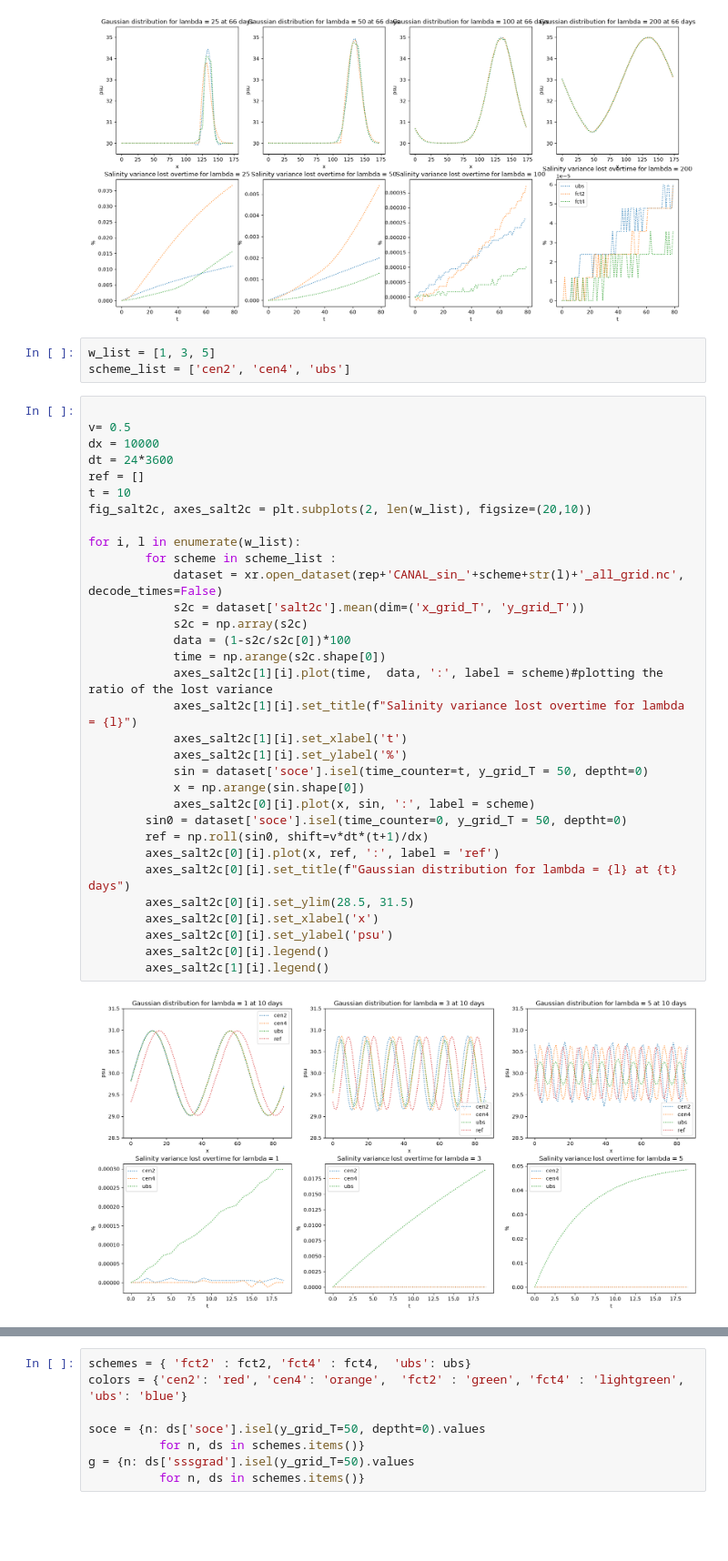
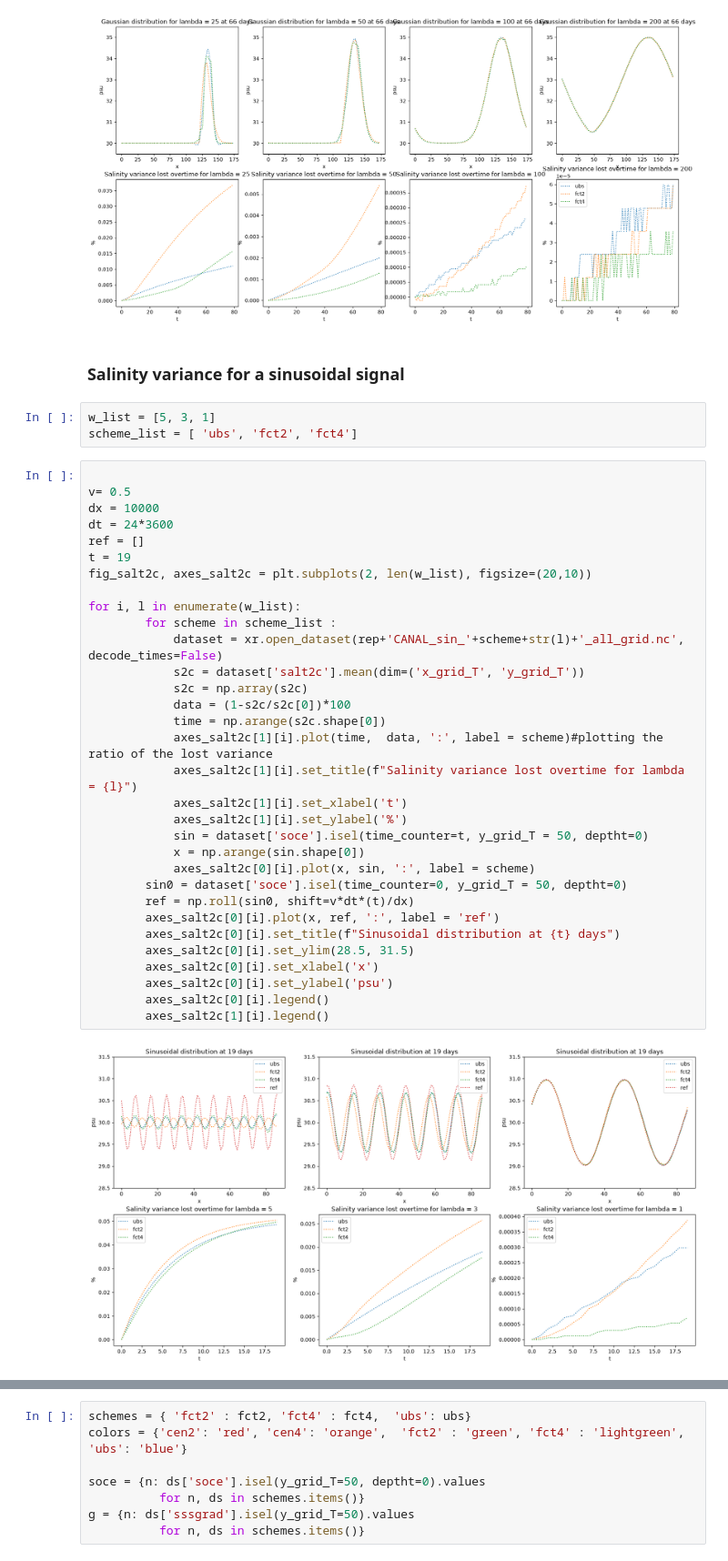
Before and after one commit to justinebuisson606/NEMO_Demonstrators, a Jupyter notebook: Demonstator 1-gauss.ipynb, the cells around one changed output, grey strips where cells are left out. Shown at 91% size. Saved outputs shown, nothing was run; the diff lists cells and outputs as text; blank space fills up the shorter version.

```diff
--- a/Demonstator 1-gauss.ipynb
+++ b/Demonstator 1-gauss.ipynb
@@ -83,41 +87,43 @@ plt.legend()
 # %% [output]
 <matplotlib.legend.Legend at 0x...>
 [figure]
+# %% [markdown]
+### Salinity variance for a sinusoidal signal
 # %%
-w_list = [1, 3, 5]
-scheme_list = ['cen2', 'cen4', 'ubs']
+w_list = [5, 3, 1]
+scheme_list = [ 'ubs', 'fct2', 'fct4']
 # %%
 
 v= 0.5
 dx = 10000
 dt = 24*3600
 ref = []
-t = 10
+t = 19
 fig_salt2c, axes_salt2c = plt.subplots(2, len(w_list), figsize=(20,10))
 
 for i, l in enumerate(w_list):
         for scheme in scheme_list :
             dataset = xr.open_dataset(rep+'CANAL_sin_'+scheme+str(l)+'_all_grid.nc', decode_times=False)
             s2c = dataset['salt2c'].mean(dim=('x_grid_T', 'y_grid_T'))
             s2c = np.array(s2c)
             data = (1-s2c/s2c[0])*100
             time = np.arange(s2c.shape[0])
             axes_salt2c[1][i].plot(time,  data, ':', label = scheme)#plotting the ratio of the lost variance
             axes_salt2c[1][i].set_title(f"Salinity variance lost overtime for lambda = {l}")
             axes_salt2c[1][i].set_xlabel('t')
             axes_salt2c[1][i].set_ylabel('%')
             sin = dataset['soce'].isel(time_counter=t, y_grid_T = 50, deptht=0)
             x = np.arange(sin.shape[0])
             axes_salt2c[0][i].plot(x, sin, ':', label = scheme)
         sin0 = dataset['soce'].isel(time_counter=0, y_grid_T = 50, deptht=0)
-        ref = np.roll(sin0, shift=v*dt*(t+1)/dx)
+        ref = np.roll(sin0, shift=v*dt*(t)/dx)
         axes_salt2c[0][i].plot(x, ref, ':', label = 'ref')
-        axes_salt2c[0][i].set_title(f"Gaussian distribution for lambda = {l} at {t} days")
+        axes_salt2c[0][i].set_title(f"Sinusoidal distribution at {t} days")
         axes_salt2c[0][i].set_ylim(28.5, 31.5)
         axes_salt2c[0][i].set_xlabel('x')
         axes_salt2c[0][i].set_ylabel('psu')
         axes_salt2c[0][i].legend()
         axes_salt2c[1][i].legend()
 # %% [output]
-[figure, old version]
+[figure, new version]
 # %% [markdown]
```
Also changed, not shown: parts of 11 cells of this notebook, 6 other files.
